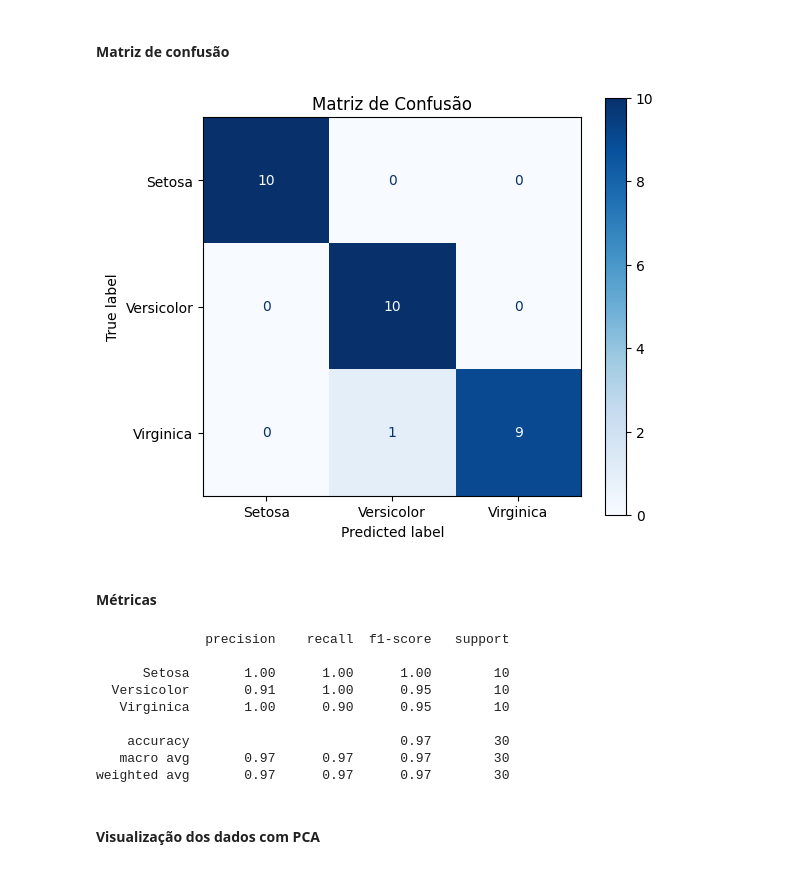
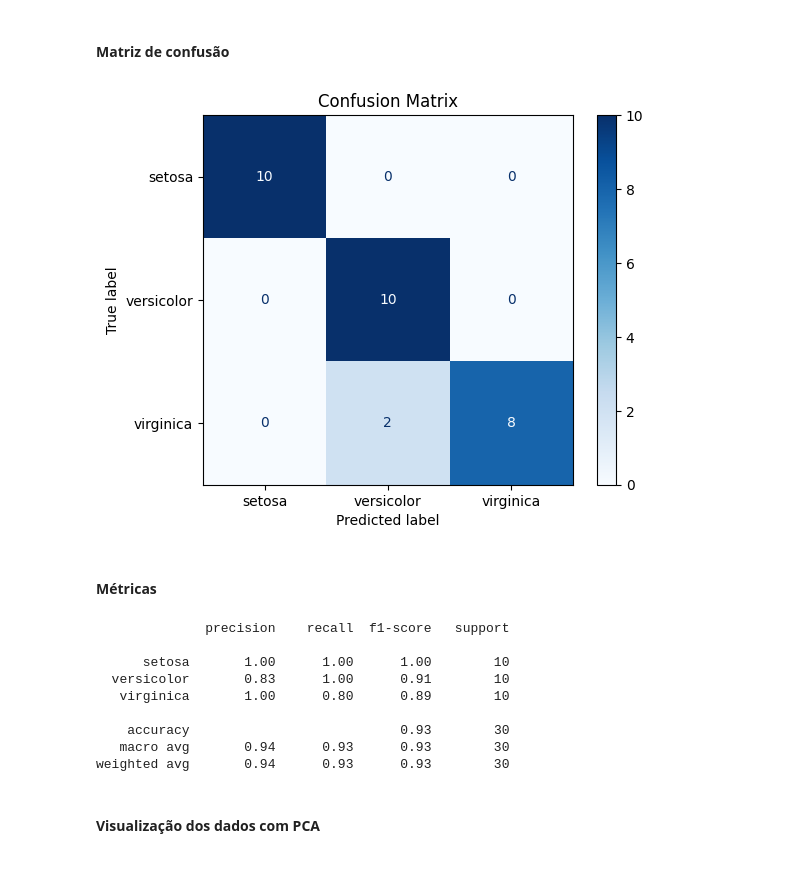
Before and after one commit to gabdourado/AI, a Jupyter notebook: Machine-Learning/Instance-Based/KNN/K_Nearest_Neighbors.ipynb, the cells around one changed output. Drawn from its saved outputs; the diff is of its cells as text; code cells hidden in the pictures.

Commit message:
feat: standardization of graphs

```diff
--- a/Machine-Learning/Instance-Based/KNN/K_Nearest_Neighbors.ipynb
+++ b/Machine-Learning/Instance-Based/KNN/K_Nearest_Neighbors.ipynb
@@ -202,43 +202,39 @@ def knn_predict(X_train, y_train, X_test, k):
 
     return np.array(predictions)
 
-k = 1
+k = 3
 y_pred = knn_predict(X_train, y_train, X_test, k)
 # %% [markdown]
 #### **Matriz de confusão**
 # %%
 from sklearn.metrics import confusion_matrix, ConfusionMatrixDisplay
-
-fig, ax = plt.subplots(figsize=(6, 5))
+import matplotlib.pyplot as plt
 
 cm = confusion_matrix(y_test, y_pred)
-disp = ConfusionMatrixDisplay(
-    confusion_matrix=cm,
-    display_labels=["Setosa", "Versicolor", "Virginica"]
-)
+disp = ConfusionMatrixDisplay(confusion_matrix=cm, display_labels=iris.target_names)
 
-disp.plot(cmap="Blues", ax=ax)
-ax.set_title("Matriz de Confusão")
-plt.tight_layout()
+disp.plot(cmap="Blues")
+plt.title("Confusion Matrix")
+
 plt.show()
 # %% [output]
-[figure, old version]
+[figure, new version]
 # %% [markdown]
 #### **Métricas**
 # %%
 from sklearn.metrics import classification_report
 
-print(classification_report(y_test, y_pred, target_names=["Setosa", "Versicolor", "Virginica"]))
+print(classification_report(y_test, y_pred, target_names=iris.target_names))
 # %% [output]
               precision    recall  f1-score   support
 
-      Setosa       1.00      1.00      1.00        10
-  Versicolor       0.91      1.00      0.95        10
-   Virginica       1.00      0.90      0.95        10
+      setosa       1.00      1.00      1.00        10
+  versicolor       0.83      1.00      0.91        10
+   virginica       1.00      0.80      0.89        10
 
-    accuracy                           0.97        30
-   macro avg       0.97      0.97      0.97        30
-weighted avg       0.97      0.97      0.97        30
+    accuracy                           0.93        30
+   macro avg       0.94      0.93      0.93        30
+weighted avg       0.94      0.93      0.93        30
 # %% [markdown]
 #### **Visualização dos dados com PCA**
 # %%
```
Also changed, not shown: parts of 2 cells of this notebook.
